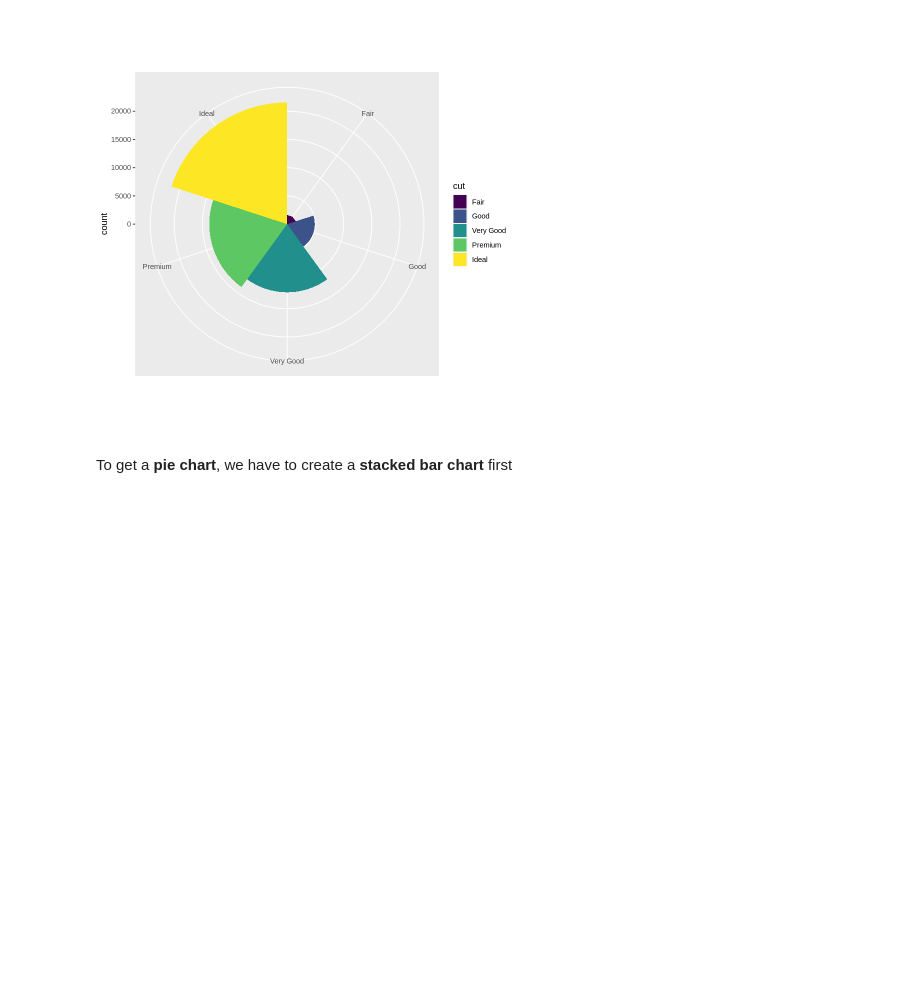
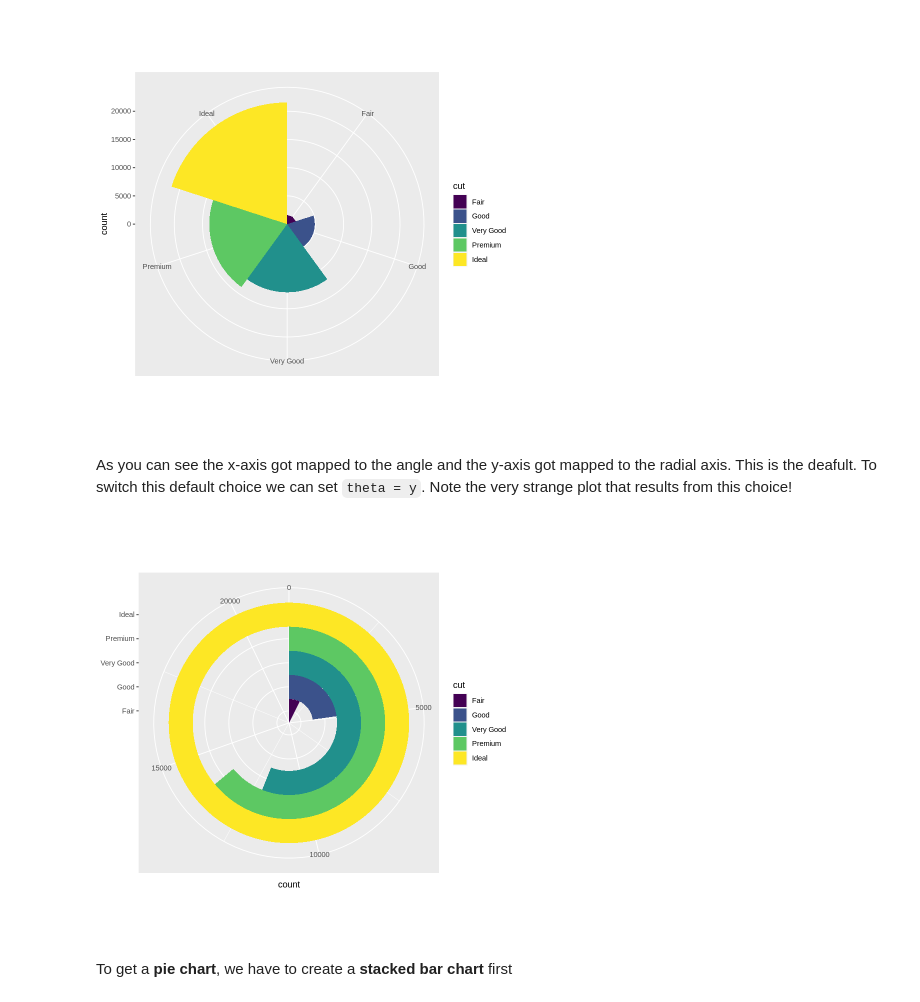
Before and after one commit to ambujtewari/stats306-winter2022, a Jupyter notebook: Lecture03.ipynb, the cells around one changed output. Saved outputs shown, nothing was run; the diff lists cells and outputs as text; code cells hidden in the pictures; blank space fills up the shorter version.

```diff
--- a/Lecture03.ipynb
+++ b/Lecture03.ipynb
@@ -195,6 +183,14 @@ bar +
     coord_polar() # change to polar coordinates to get a Coxcomb chart
 # %% [output]
 [figure]
+# %% [markdown]
+As you can see the x-axis got mapped to the angle and the y-axis got mapped to the radial axis. This is the deafult. To switch this default choice we can set `theta = y`. Note the very strange plot that results from this choice!
+# %%
+bar +
+    labs(x = NULL) + # remove the x axis label "cut"
+    coord_polar(theta = "y") # change to polar coordinates to get a Coxcomb chart
+# %% [output]
+[figure, added]
 # %% [markdown]
 To get a **pie chart**, we have to create a **stacked bar chart** first
 # %%
```
Also changed, not shown: parts of 3 cells of this notebook.
